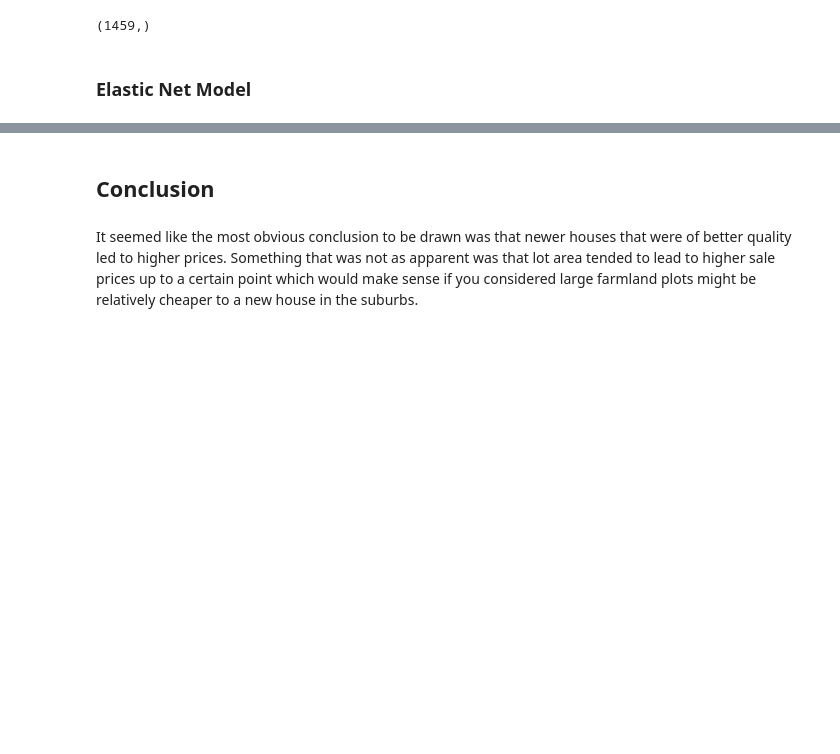
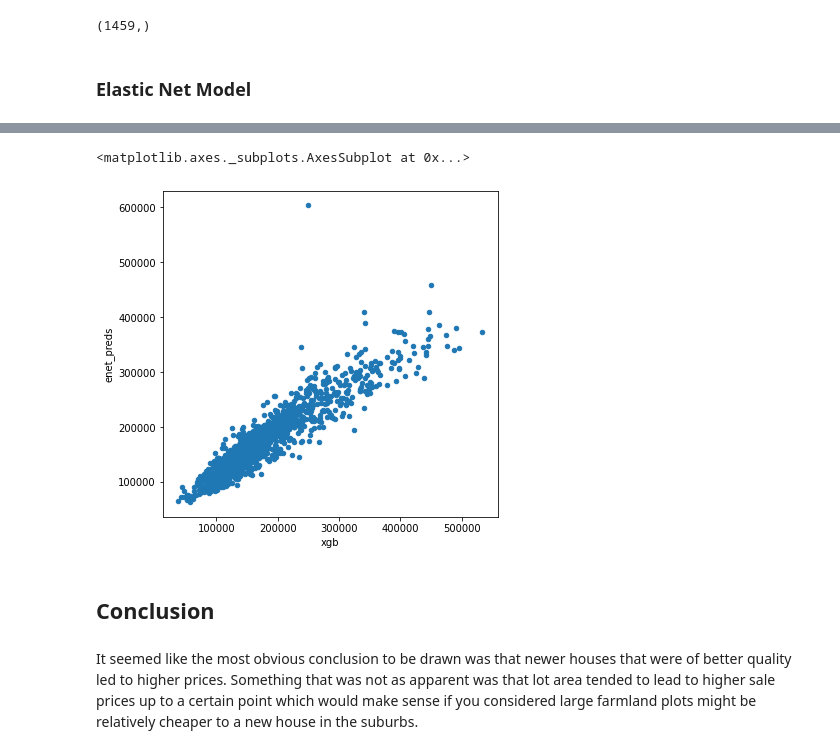
Before and after one commit to michaelchyan/MSDS422, a Jupyter notebook: Module_3_Housing_EDA.ipynb, the cells around one changed output, grey strips where cells are left out. Drawn from its saved outputs; the diff is of its cells as text; code cells hidden in the pictures; blank space fills up the shorter version.

```diff
--- a/Module_3_Housing_EDA.ipynb
+++ b/Module_3_Housing_EDA.ipynb
@@ -295,0 +303,9 @@ preds.shape
+# %%
+# This definitely needs some tuning
+enet_cv_model = ElasticNetCV().fit(X_train,y)
+# %%
+enet_tuned = ElasticNet(alpha = enet_cv_model.alpha_).fit(X_train,y)
+
+# Let's now calculate the error for the test set using this final model.
+enet_tuned.score(X_train, y)
+enet_pred = enet_tuned.predict(X_test)
@@ -295,0 +318,3 @@ preds.shape
+# %%
+model_xgb = xgb.XGBRegressor(n_estimators=360, max_depth=2, learning_rate=0.1) #the params were tuned using xgb.cv
+model_xgb.fit(X_train, y)
@@ -295,0 +324,9 @@ preds.shape
+# %%
+xgb_preds = np.expm1(model_xgb.predict(X_test))
+enet_preds = np.expm1(enet_tuned.predict(X_test))
+# %%
+predictions = pd.DataFrame({"xgb":xgb_preds, "enet_preds":enet_preds})
+predictions.plot(x = "xgb", y = "enet_preds", kind = "scatter")
+# %% [output]
+<matplotlib.axes._subplots.AxesSubplot at 0x...>
+[figure, added]
```
Also changed, not shown: parts of 22 cells of this notebook.
